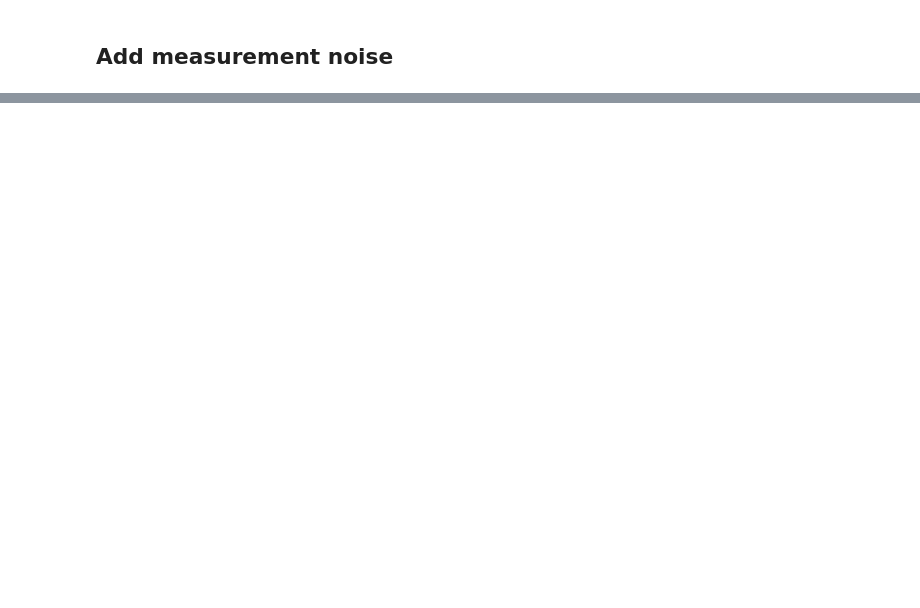
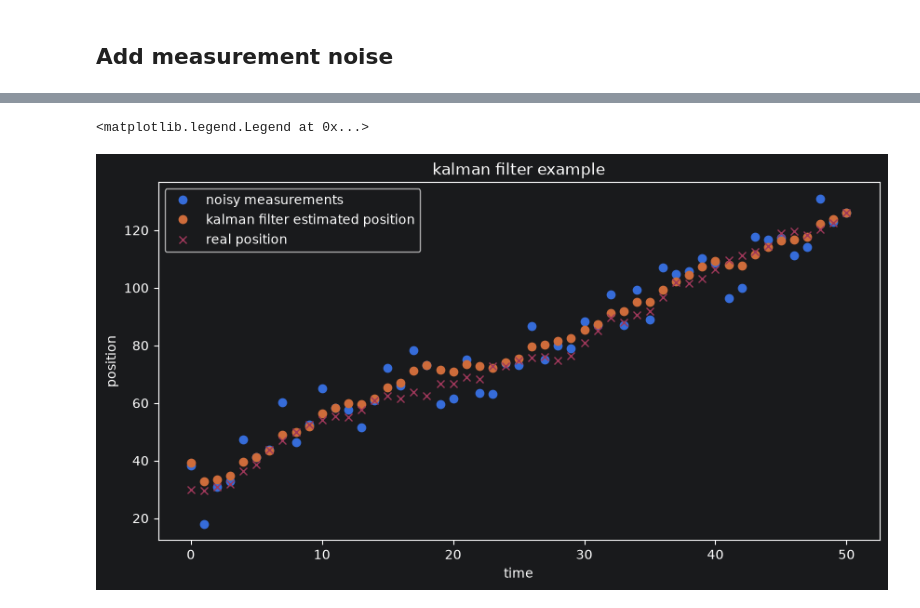
Before and after one commit to cravies/BayesianTracking, a Jupyter notebook: kalman_filter.ipynb, the cells around one changed output, grey strips where cells are left out. Cells and saved outputs as stored; diff of their text form; code cells hidden in the pictures; blank space fills up the shorter version.

```diff
--- a/kalman_filter.ipynb
+++ b/kalman_filter.ipynb
@@ -103,0 +122,45 @@ plt.legend()
+# %%
+def kalman_step(x, z, s, var, process_var, measurement_var):
+    x = x + s
+    var = var + process_var
+    # how much should we trust
+    K = var / (var + measurement_var)
+    x = x + K*(z - x)
+    var = (1 - K) * var
+    return x, var, K
+
+s = 2.0
+sigma_p = 2.0
+x_vec = [30]
+n = 50
+real_traj = system_step(n, x_vec, s, sigma_p)
+sigma_m = 8.0
+measured_traj = make_measurements(real_traj, sigma_m)
+
+process_var = sigma_p ** 2
+measurement_var = sigma_m ** 2
+var = measurement_var
+mean_traj = []
+var_traj = []
+K_traj = []
+x = measured_traj[0]
+for i,z in enumerate(measured_traj):
+    # filter as we go
+    x, var, K = kalman_step(
+        x, z, s, var, process_var, measurement_var
+    )
+    mean_traj.append(x)
+    var_traj.append(var)
+    K_traj.append(K)
+
+plt.figure(figsize=(10, 5))
+plt.plot(measured_traj, linestyle='', marker='o', label="noisy measurements")
+plt.plot(mean_traj, linestyle='', marker='o', label="kalman filter estimated position")
+plt.plot(real_traj, linestyle='', marker='x', label="real position")
+plt.title("kalman filter example")
+plt.xlabel("time")
+plt.ylabel("position")
+plt.legend()
+# %% [output]
+<matplotlib.legend.Legend at 0x...>
+[figure, added]
```
Also changed, not shown: parts of 7 cells of this notebook.
